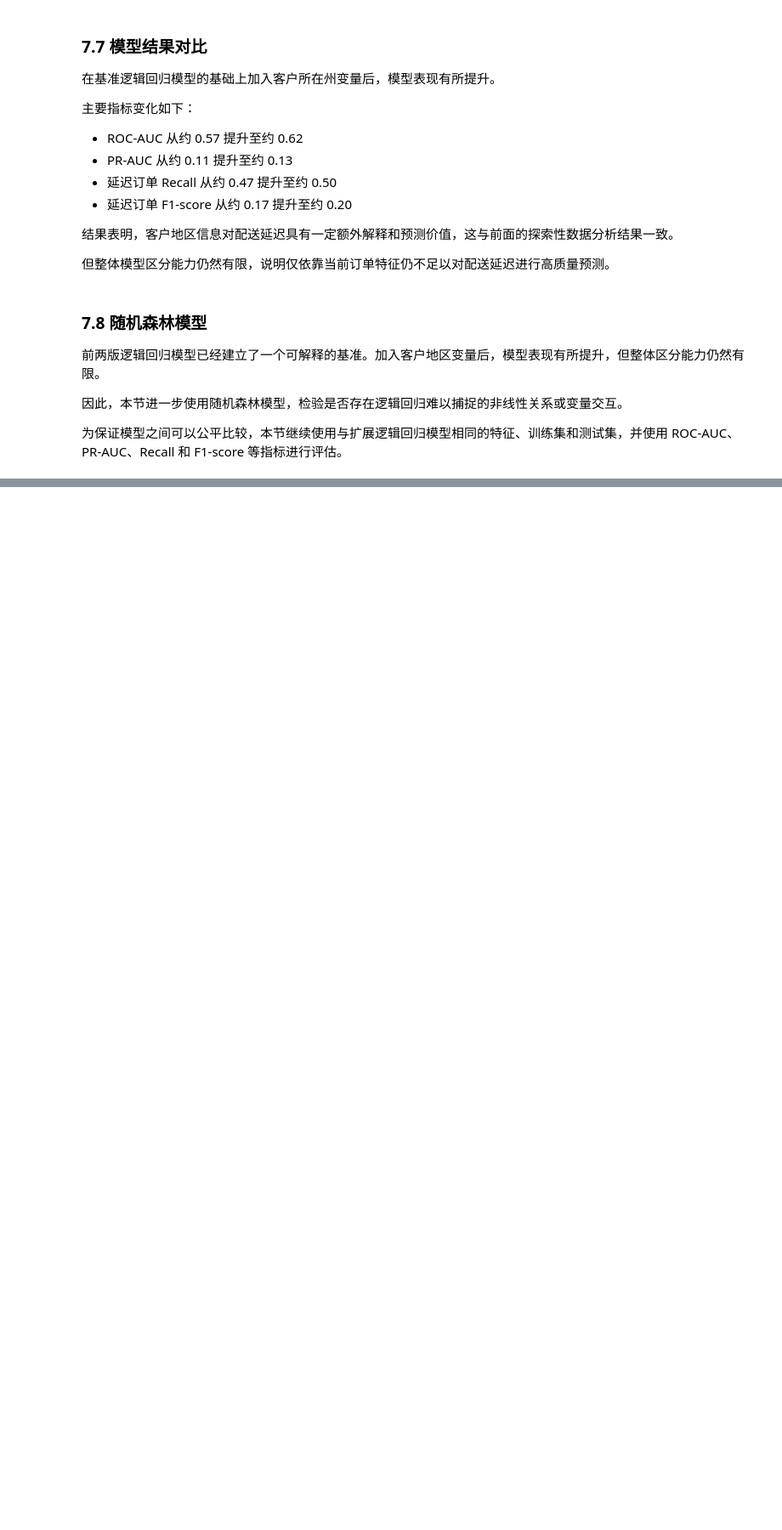
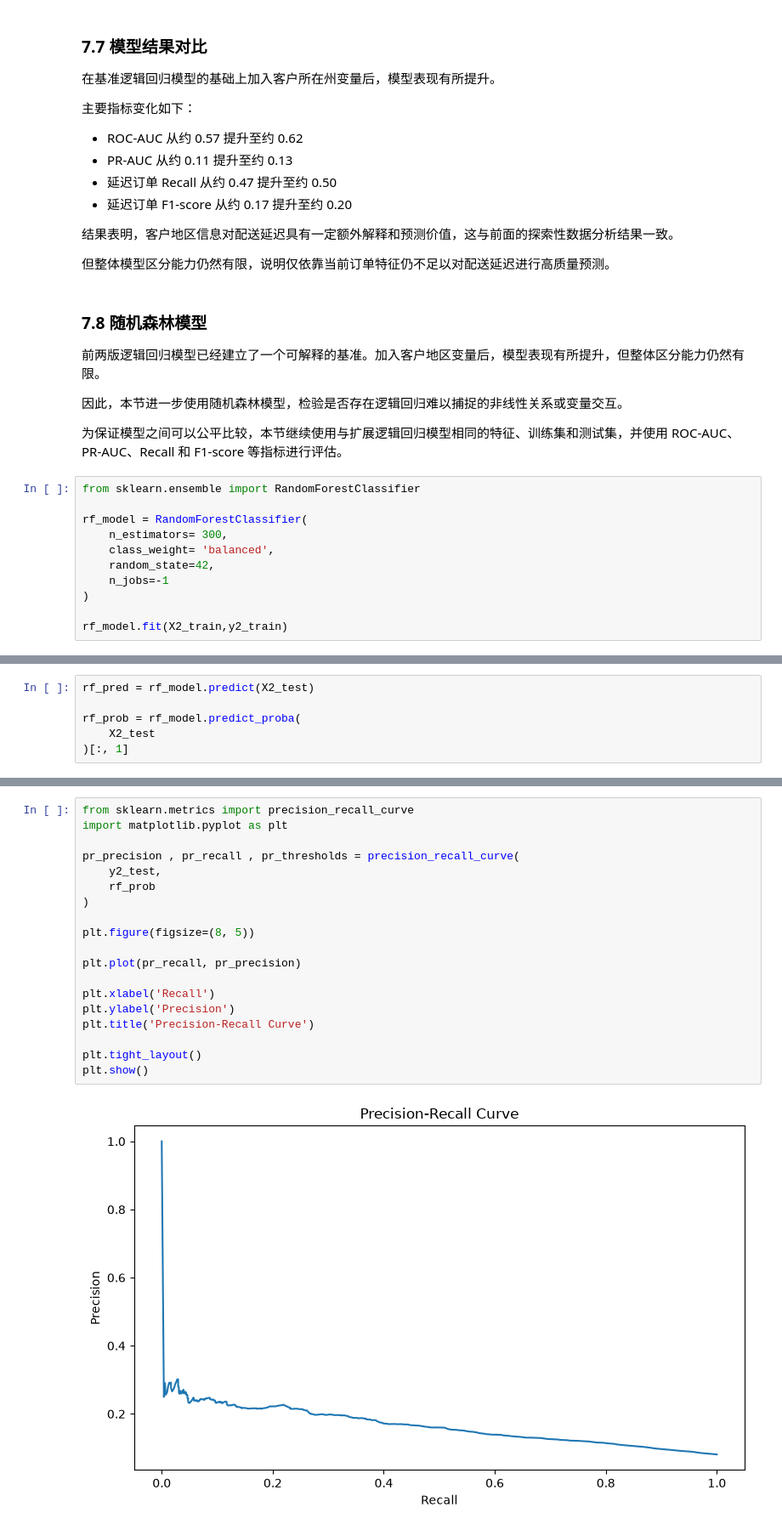
Before and after one commit to 1936196484leex-cloud/ecommerce-delivery-analysis, a Jupyter notebook: notebooks/01_data_explpration.ipynb, the cells around one changed output, grey strips where cells are left out. Shown at 85% size. Cells and saved outputs as stored; diff of their text form; blank space fills up the shorter version.

```diff
--- a/notebooks/01_data_explpration.ipynb
+++ b/notebooks/01_data_explpration.ipynb
@@ -1837,3 +1837,14 @@ PR-AUC: 0.12800667997159756
 因此，本节进一步使用随机森林模型，检验是否存在逻辑回归难以捕捉的非线性关系或变量交互。
 
 为保证模型之间可以公平比较，本节继续使用与扩展逻辑回归模型相同的特征、训练集和测试集，并使用 ROC-AUC、PR-AUC、Recall 和 F1-score 等指标进行评估。
+# %%
+from sklearn.ensemble import RandomForestClassifier
+
+rf_model = RandomForestClassifier(
+    n_estimators= 300,
+    class_weight= 'balanced',
+    random_state=42,
+    n_jobs=-1
+)
+
+rf_model.fit(X2_train,y2_train)
@@ -1839,0 +1854,6 @@ PR-AUC: 0.12800667997159756
+# %%
+rf_pred = rf_model.predict(X2_test)
+
+rf_prob = rf_model.predict_proba(
+    X2_test
+)[:, 1]
@@ -1839,0 +1937,21 @@ PR-AUC: 0.12800667997159756
+# %%
+from sklearn.metrics import precision_recall_curve
+import matplotlib.pyplot as plt
+
+pr_precision , pr_recall , pr_thresholds = precision_recall_curve(
+    y2_test,
+    rf_prob
+)
+
+plt.figure(figsize=(8, 5))
+
+plt.plot(pr_recall, pr_precision)
+
+plt.xlabel('Recall')
+plt.ylabel('Precision')
+plt.title('Precision-Recall Curve')
+
+plt.tight_layout()
+plt.show()
+# %% [output]
+[figure, added]
```
Also changed, not shown: parts of 28 cells of this notebook.
